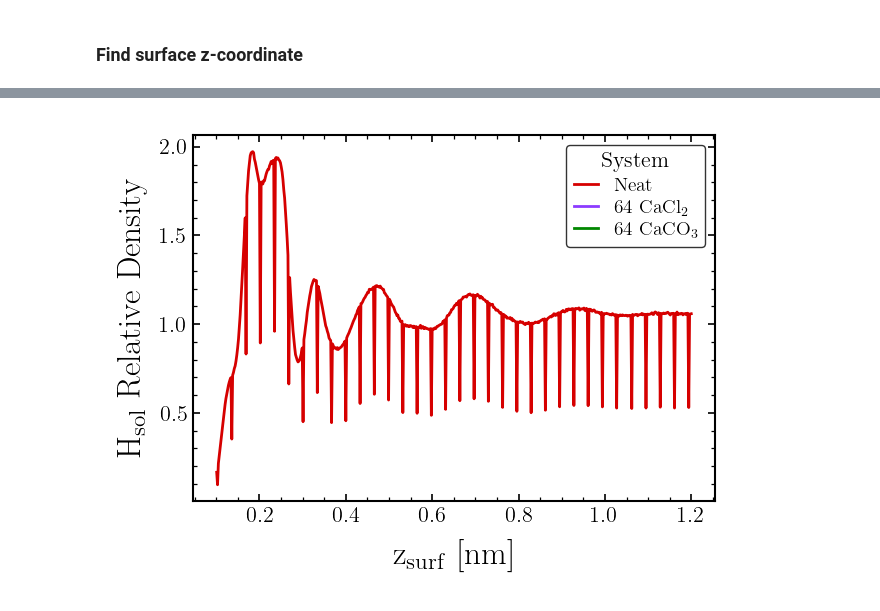
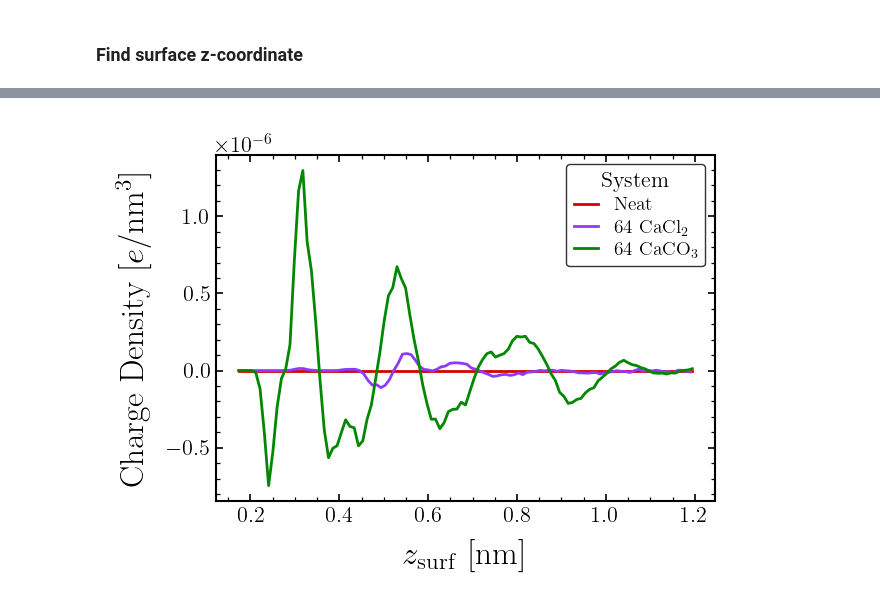
Before and after one commit to CarvFS/Analysis-Polyelectrolyte-Surface-Adsorption, a Jupyter notebook: analysis/4-no-PE/notebooks/axial_density.ipynb, the cells around one changed output, grey strips where cells are left out. Cells and saved outputs as stored; diff of their text form; code cells hidden in the pictures.

```diff
--- a/analysis/4-no-PE/notebooks/axial_density.ipynb
+++ b/analysis/4-no-PE/notebooks/axial_density.ipynb
@@ -72,6 +77,7 @@ class Sim:
     sampling: str
     label: str
     z_all: list[np.ndarray]
+    z_not_sol: list[np.ndarray]
     z_numden_osol: list[np.ndarray]
     z_numden_ca: list[np.ndarray] = None
     z_numden_cl: list[np.ndarray] = None
@@ -304,0 +456,27 @@ plt.show()
+# %%
+cmap = cc.glasbey
+figname = "potential_nondim_z_interface"
+fig, ax = plt.subplots()
+ax.set_xlabel(r"$z$ [nm]")
+ax.set_ylabel(r"Electrostatic Potential [k$_B$T/$e$]")
+window = 1
+
+ax.axhline(0, color="black", linestyle="--", linewidth=1.0)
+
+data = {}
+for i, sim in enumerate(sims):
+    x = (sim.z_all["position"] - sim.z_surface_pos) / 10.0
+    y = sim.z_all["potential"] / kte_dimension
+    y = np.convolve(y, np.ones(window), "same") / window
+    idx_drop = np.where((x < 0.17) | (x > zmax))
+    x = np.delete(x, idx_drop)
+    y = np.delete(y, idx_drop)
+    data[f"line_{i}_x"] = x
+    data[f"line_{i}_y"] = y
+
+    ax.plot(x, y, label=sim.label, color=cmap[sims.index(sim)])
+
+ax.legend(title="System", loc="lower right")
+
+save_fig(data, fig, figname, dir_dat, dir_fig, fig_ext, fig_args)
+plt.show()
@@ -305,28 +485,24 @@ plt.show()
 # %%
-# plot the number density profile of water oxygen atoms
 cmap = cc.glasbey
-figname = "hsol_density_z"
+figname = "notsol_chargedensity_z"
 fig, ax = plt.subplots()
+ax.set_xlabel(r"$z_{\mathrm{surf}}$ [nm]")
+ax.set_ylabel(r"Charge Density [$e$/nm$^3$]")
 
 data = {}
 for i, sim in enumerate(sims):
-    x = (sim.z_numden_hsol["hist_bin_centers"] - sim.z_surface_pos) / 10.0
-    y = sim.z_numden_hsol["number_density"] / np.average(
-        sim.z_numden_hsol["number_density"][-10:]
-    )
-    idx_drop = np.where((x < zmin) | (x > zmax))
+    x = (sim.z_not_sol["position"] - sim.z_surface_pos) / 10.0
+    y = sim.z_not_sol["charge_density"] / (10**3)
+    idx_drop = np.where((x < 0.17) | (x > zmax))
     x = np.delete(x, idx_drop)
     y = np.delete(y, idx_drop)
     data[f"line_{i}_x"] = x
     data[f"line_{i}_y"] = y
-
     ax.plot(x, y, label=sim.label, color=cmap[sims.index(sim)])
 
-ax.set_xlabel(r"z$_{\mathrm{surf}}$ [nm]")
-ax.set_ylabel(r"H$_{\mathrm{sol}}$ Relative Density")
 ax.legend(title="System")
 
 save_fig(data, fig, figname, dir_dat, dir_fig, fig_ext, fig_args)
 plt.show()
 # %% [output]
-[figure, old version]
+[figure, new version]
```
Also changed, not shown: parts of 18 cells of this notebook.
